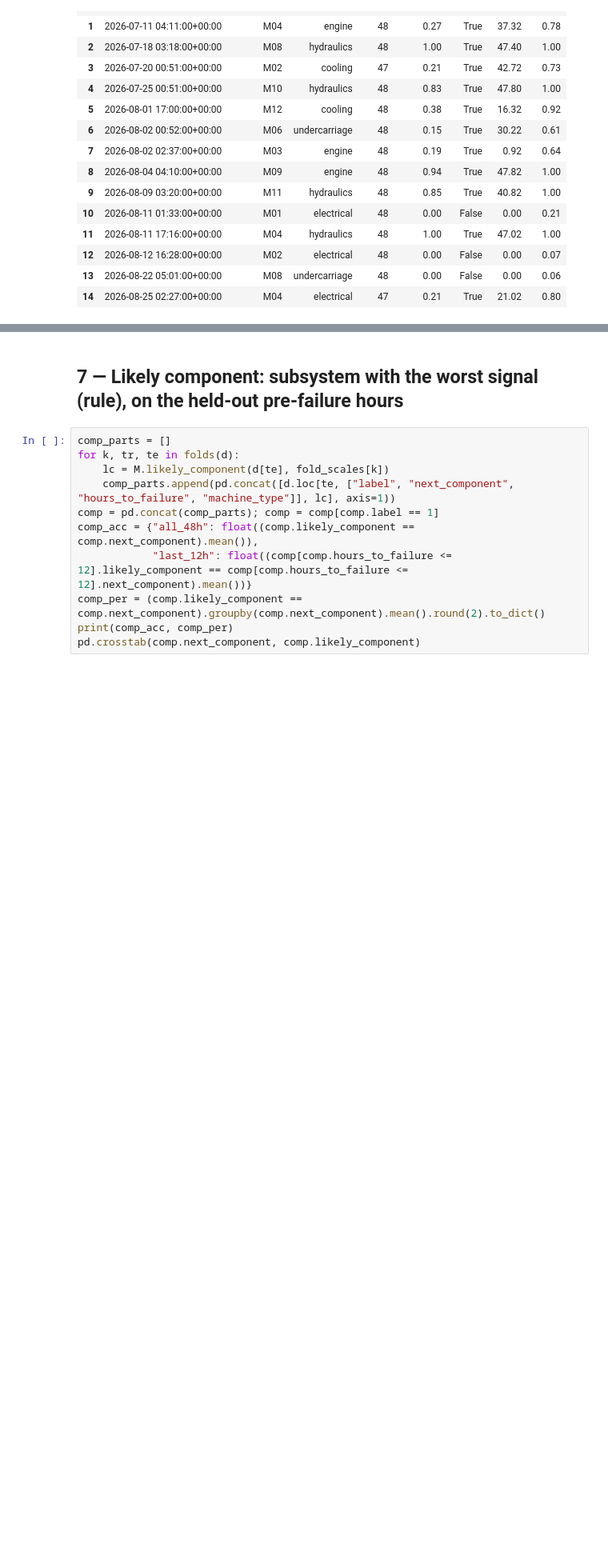
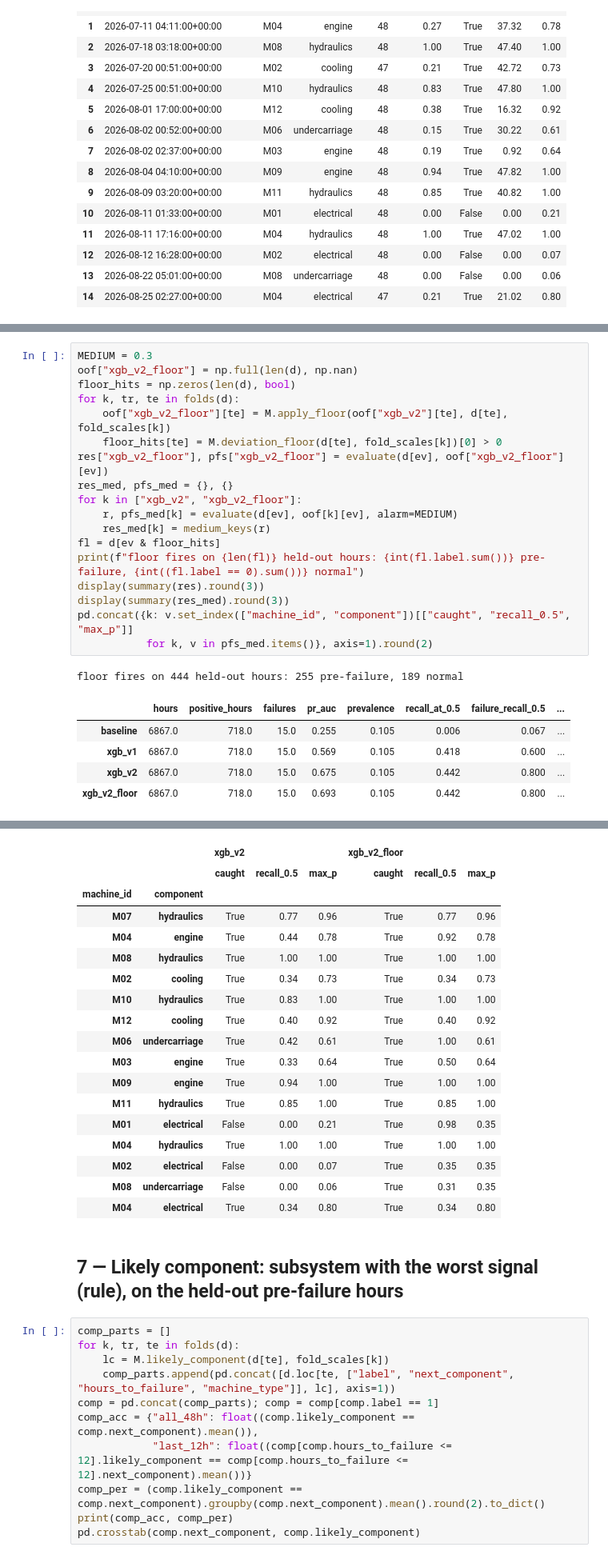
Before and after one commit to AKP2009/SchoolBus, a Jupyter notebook: ml/04_predictive_maintenance.ipynb, the cells around one changed output, grey strips where cells are left out. Shown at 80% size. Drawn from its saved outputs; the diff is of its cells as text; blank space fills up the shorter version.

```diff
--- a/ml/04_predictive_maintenance.ipynb
+++ b/ml/04_predictive_maintenance.ipynb
@@ -383,0 +397,25 @@ pfs["xgb_v2"].round(2)
+# %%
+MEDIUM = 0.3
+oof["xgb_v2_floor"] = np.full(len(d), np.nan)
+floor_hits = np.zeros(len(d), bool)
+for k, tr, te in folds(d):
+    oof["xgb_v2_floor"][te] = M.apply_floor(oof["xgb_v2"][te], d[te], fold_scales[k])
+    floor_hits[te] = M.deviation_floor(d[te], fold_scales[k])[0] > 0
+res["xgb_v2_floor"], pfs["xgb_v2_floor"] = evaluate(d[ev], oof["xgb_v2_floor"][ev])
+res_med, pfs_med = {}, {}
+for k in ["xgb_v2", "xgb_v2_floor"]:
+    r, pfs_med[k] = evaluate(d[ev], oof[k][ev], alarm=MEDIUM)
+    res_med[k] = medium_keys(r)
+fl = d[ev & floor_hits]
+print(f"floor fires on {len(fl)} held-out hours: {int(fl.label.sum())} pre-failure, {int((fl.label == 0).sum())} normal")
+display(summary(res).round(3))
+display(summary(res_med).round(3))
+pd.concat({k: v.set_index(["machine_id", "component"])[["caught", "recall_0.5", "max_p"]]
+           for k, v in pfs_med.items()}, axis=1).round(2)
+# %% [output]
+floor fires on 444 held-out hours: 255 pre-failure, 189 normal
+|  | hours | positive_hours | failures | pr_auc | prevalence | recall_at_0.5 | failure_recall_0.5 | ... |
+| baseline | 6867.0 | 718.0 | 15.0 | 0.255 | 0.105 | 0.006 | 0.067 | ... |
+| xgb_v1 | 6867.0 | 718.0 | 15.0 | 0.569 | 0.105 | 0.418 | 0.600 | ... |
+| xgb_v2 | 6867.0 | 718.0 | 15.0 | 0.675 | 0.105 | 0.442 | 0.800 | ... |
+| xgb_v2_floor | 6867.0 | 718.0 | 15.0 | 0.693 | 0.105 | 0.442 | 0.800 | ... |
@@ -384,3 +425,21 @@ pfs["xgb_v2"].round(2)
+|  |  | xgb_v2 |  |  | xgb_v2_floor |  |  |
+|  |  | caught | recall_0.5 | max_p | caught | recall_0.5 | max_p |
+| machine_id | component |  |  |  |  |  |  |
+| M07 | hydraulics | True | 0.77 | 0.96 | True | 0.77 | 0.96 |
+| M04 | engine | True | 0.44 | 0.78 | True | 0.92 | 0.78 |
+| M08 | hydraulics | True | 1.00 | 1.00 | True | 1.00 | 1.00 |
+| M02 | cooling | True | 0.34 | 0.73 | True | 0.34 | 0.73 |
+| M10 | hydraulics | True | 0.83 | 1.00 | True | 1.00 | 1.00 |
+| M12 | cooling | True | 0.40 | 0.92 | True | 0.40 | 0.92 |
+| M06 | undercarriage | True | 0.42 | 0.61 | True | 1.00 | 0.61 |
+| M03 | engine | True | 0.33 | 0.64 | True | 0.50 | 0.64 |
+| M09 | engine | True | 0.94 | 1.00 | True | 1.00 | 1.00 |
+| M11 | hydraulics | True | 0.85 | 1.00 | True | 0.85 | 1.00 |
+| M01 | electrical | False | 0.00 | 0.21 | True | 0.98 | 0.35 |
+| M04 | hydraulics | True | 1.00 | 1.00 | True | 1.00 | 1.00 |
+| M02 | electrical | False | 0.00 | 0.07 | True | 0.35 | 0.35 |
+| M08 | undercarriage | False | 0.00 | 0.06 | True | 0.31 | 0.35 |
+| M04 | electrical | True | 0.34 | 0.80 | True | 0.34 | 0.80 |
 # %% [markdown]
 ## 7 — Likely component: subsystem with the worst signal (rule), on the held-out pre-failure hours
 # %%
```
Also changed, not shown: parts of 9 cells of this notebook, 8 other files.
